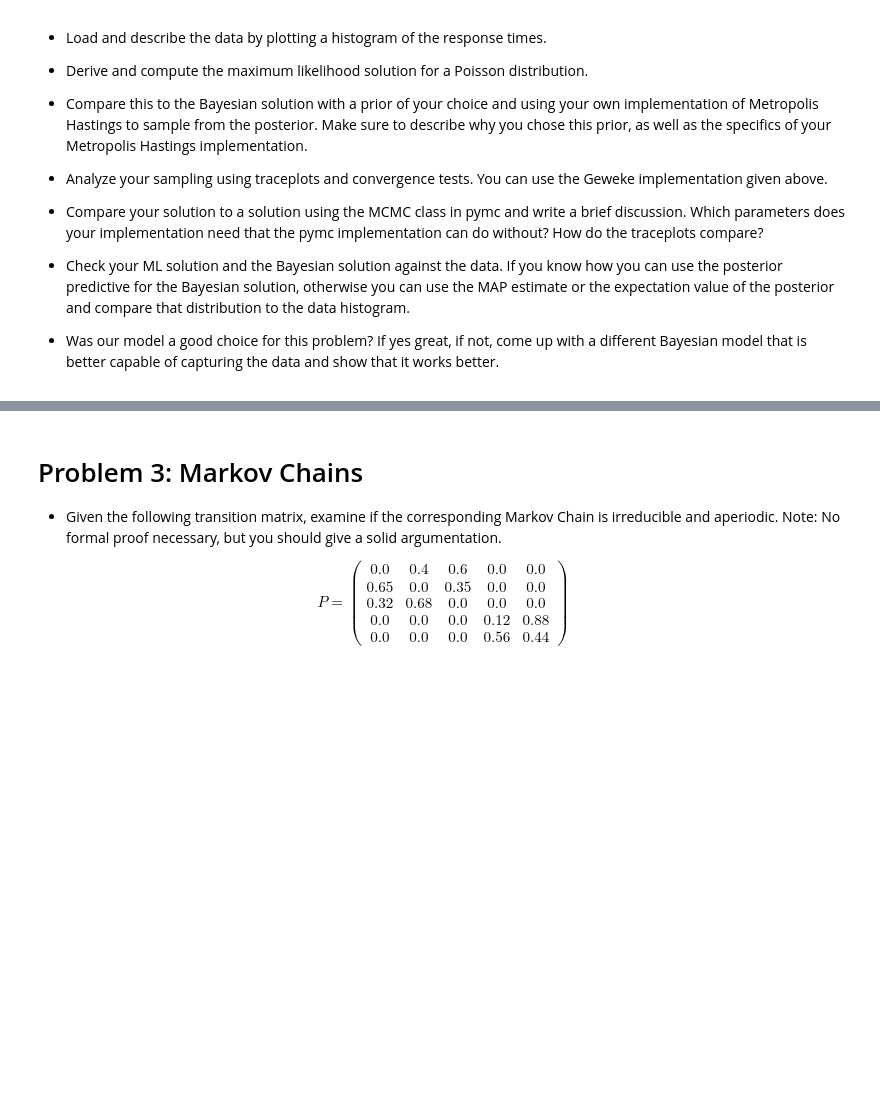
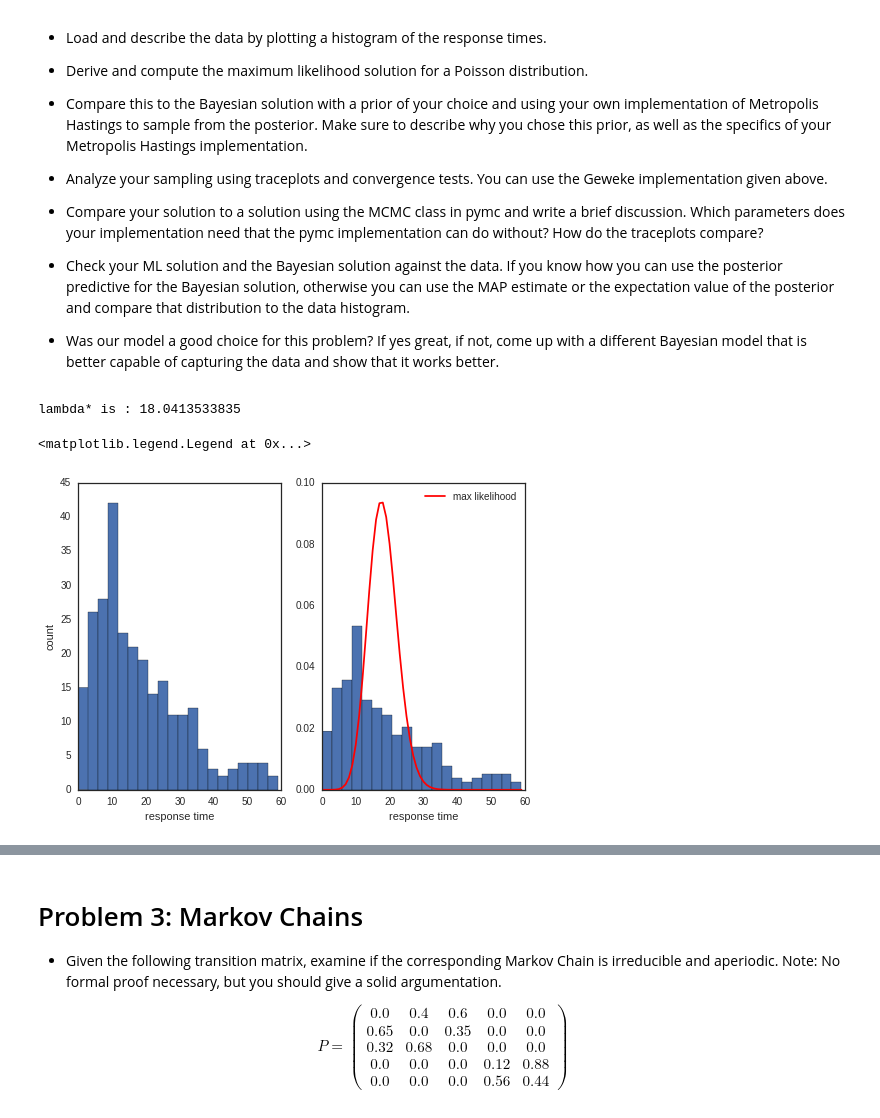
Before and after one commit to kevinchen1000/2016, a Jupyter notebook: Homework/AM207_yufengkevinchen_HW2.ipynb, the cells around one changed output, grey strips where cells are left out. Cells and saved outputs as stored; diff of their text form; code cells hidden in the pictures; blank space fills up the shorter version.

```diff
--- a/Homework/AM207_yufengkevinchen_HW2.ipynb
+++ b/Homework/AM207_yufengkevinchen_HW2.ipynb
@@ -123,3 +123,30 @@ The description of the data sounds like a Poisson distribution is a good choice
 * Check your ML solution and the Bayesian solution against the data. If you know how you can use the posterior predictive for the Bayesian solution, otherwise you can use the MAP estimate or the expectation value of the posterior and compare that distribution to the data histogram.
 
 * Was our model a good choice for this problem? If yes great, if not, come up with a different Bayesian model that is better capable of capturing the data and show that it works better.
+# %%
+#load data from .csv file
+data = np.genfromtxt('hangout_chat_data.csv',delimiter=',')
+
+#plot a histogram
+plt.subplot(1,2,1)
+plt.hist(data,bins=20)
+plt.xlabel('response time')
+plt.ylabel('count')
+
+plt.subplot(1,2,2)
+plt.hist(data,bins=20,normed=1)
+plt.xlabel('response time')
+
+#\lambda that corresponds to maximum likelihood is the mean
+l = np.mean(data)
+print 'lambda* is :', l
+
+time_sim = np.linspace(np.min(data),np.max(data),60)
+fact_terms = scipy.misc.factorial(time_sim)
+p_sim = np.exp(-l) * l**time_sim / fact_terms
+plt.plot(time_sim,p_sim,'r-',label = 'max likelihood')
+plt.legend()
+# %% [output]
+lambda* is : 18.0413533835
+<matplotlib.legend.Legend at 0x...>
+[figure, added]
```
Also changed, not shown: parts of 1 cell of this notebook.
